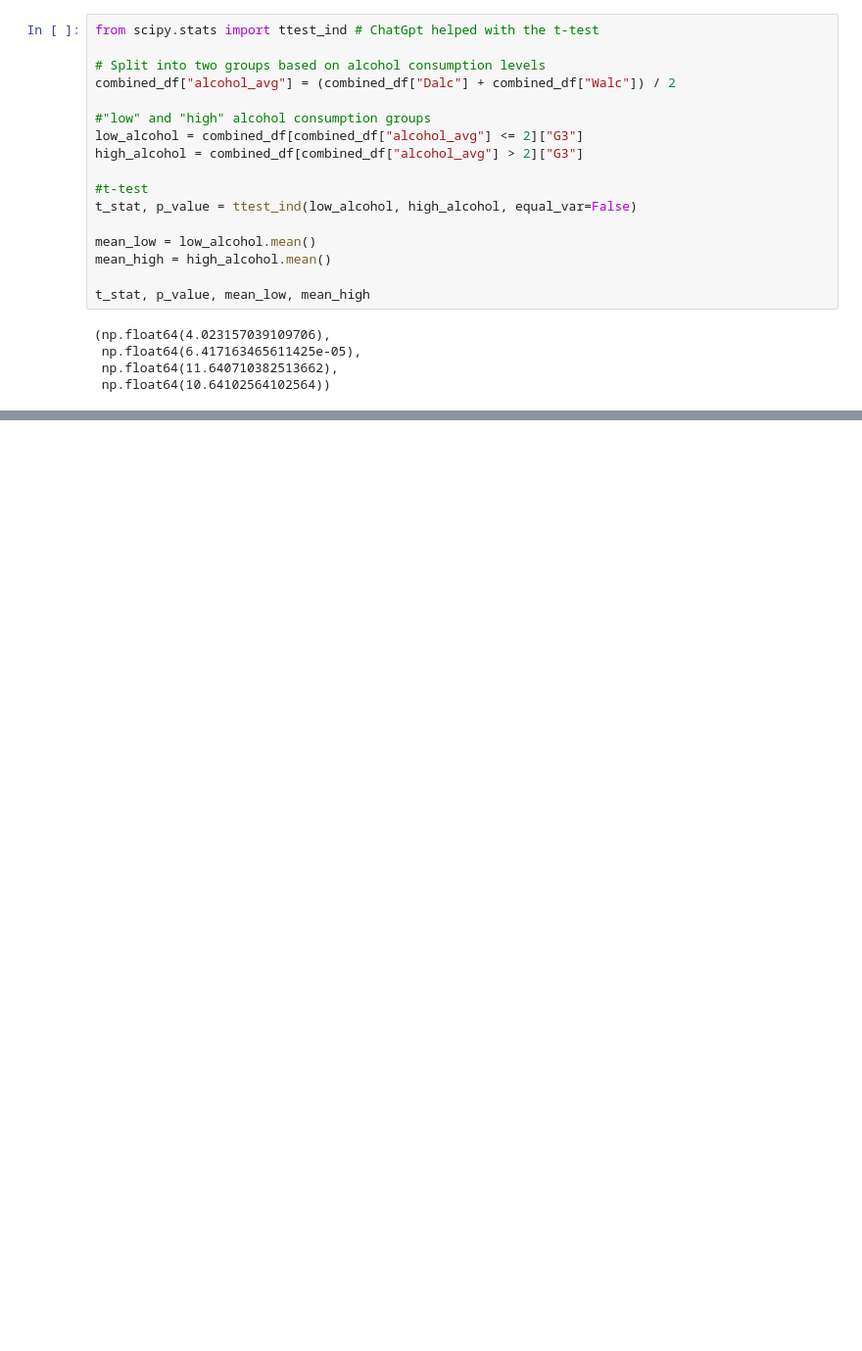
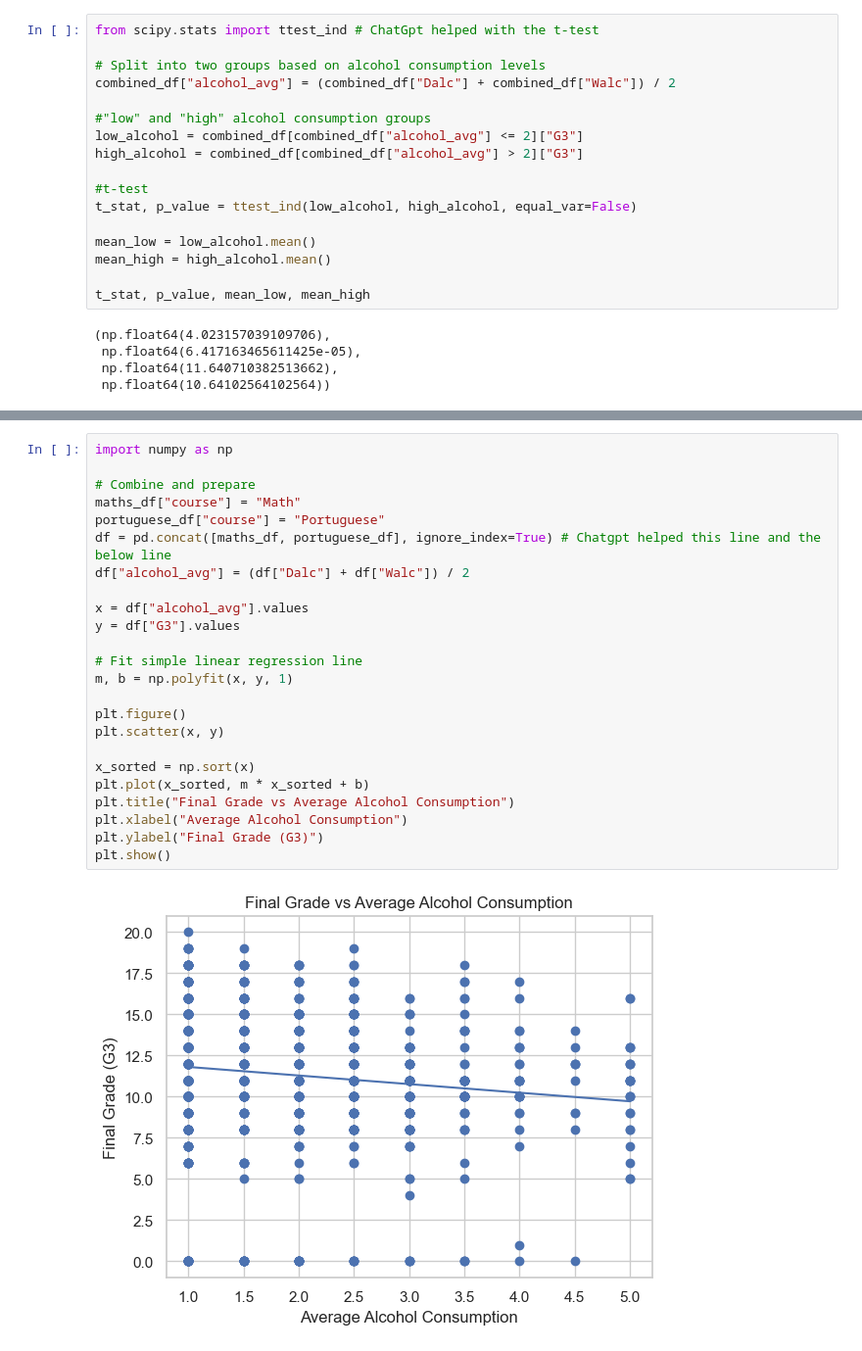
Before and after one commit to gizmoo1998/gizemezgi, a Jupyter notebook: DSA210_Project.ipynb, the cells around one changed output, grey strips where cells are left out. Shown at 98% size. Cells and saved outputs as stored; diff of their text form; blank space fills up the shorter version.

```diff
--- a/DSA210_Project.ipynb
+++ b/DSA210_Project.ipynb
@@ -231,0 +333,26 @@ t_stat, p_value, mean_low, mean_high
+# %%
+import numpy as np
+
+# Combine and prepare
+maths_df["course"] = "Math"
+portuguese_df["course"] = "Portuguese"
+df = pd.concat([maths_df, portuguese_df], ignore_index=True) # Chatgpt helped this line and the below line
+df["alcohol_avg"] = (df["Dalc"] + df["Walc"]) / 2
+
+x = df["alcohol_avg"].values
+y = df["G3"].values
+
+# Fit simple linear regression line
+m, b = np.polyfit(x, y, 1)
+
+plt.figure()
+plt.scatter(x, y)
+
+x_sorted = np.sort(x)
+plt.plot(x_sorted, m * x_sorted + b)
+plt.title("Final Grade vs Average Alcohol Consumption")
+plt.xlabel("Average Alcohol Consumption")
+plt.ylabel("Final Grade (G3)")
+plt.show()
+# %% [output]
+[figure, added]
```
Also changed, not shown: parts of 13 cells of this notebook.
